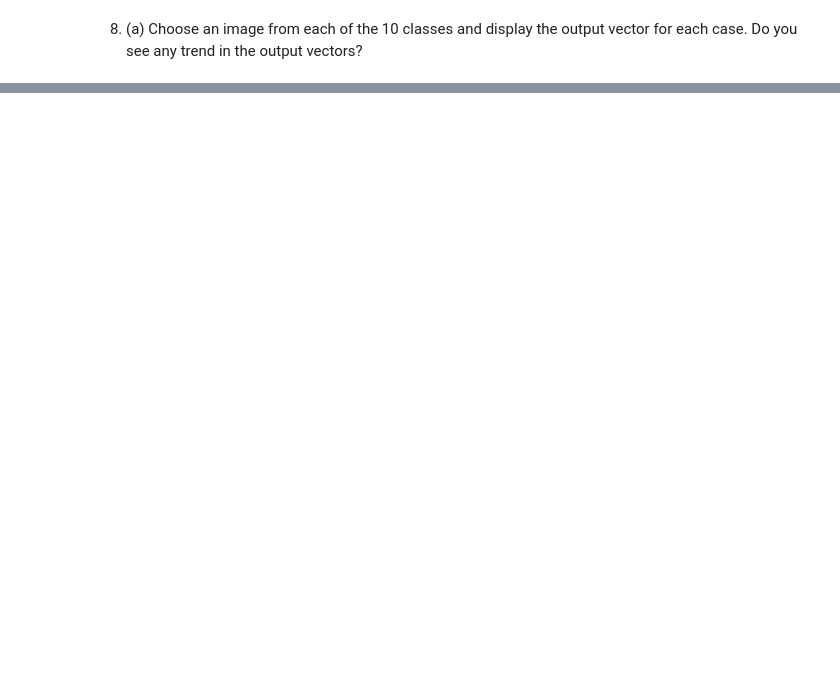
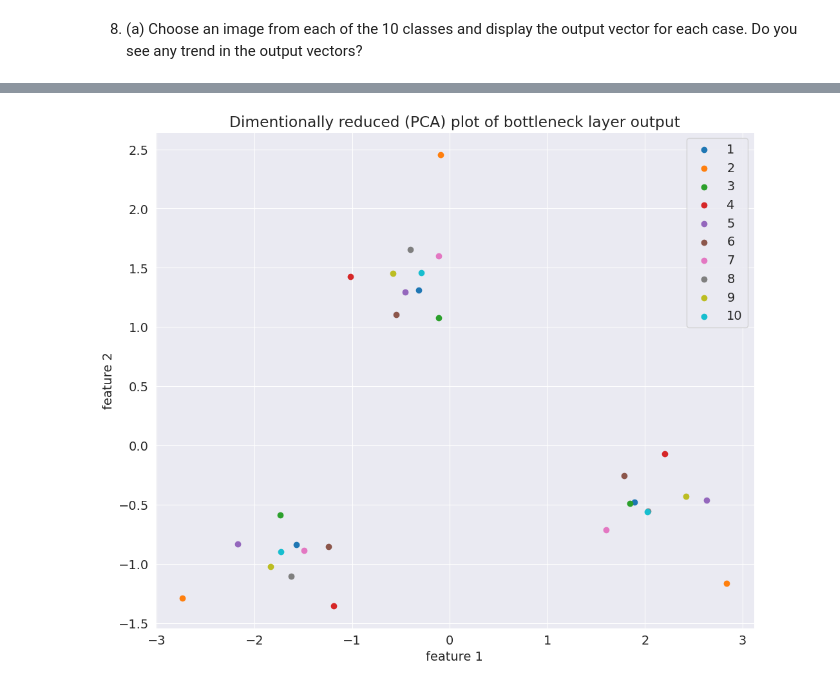
Before and after one commit to SAYANTA-ADHIKARI/DeepLearning-AI5100, a Jupyter notebook: Assignment_2/ai22mtech12005.ipynb, the cells around one changed output, grey strips where cells are left out. Saved outputs shown, nothing was run; the diff lists cells and outputs as text; code cells hidden in the pictures; blank space fills up the shorter version.

```diff
--- a/Assignment_2/ai22mtech12005.ipynb
+++ b/Assignment_2/ai22mtech12005.ipynb
@@ -379,0 +447,26 @@ you see any trend in the output vectors?
+# %%
+# Extracting bottleneck features for all the images
+features = []
+for i in u_labels:
+    cls_features = []
+    for j in range(3):
+        cls_features.append(CNN(img=imgs[i][j], do_softmax=True, bottleneck_out=True))
+    features.append(np.array(cls_features).reshape(3, 8))
+# %%
+# Reducing dimansion for all the images
+pca_features = []
+for i in range(10):
+    pca = PCA(n_components=2)
+    pca_features.append(pca.fit_transform(features[i]))
+# %%
+# Plotting the graph with reduced dimension features
+plt.figure(figsize=(12, 10))
+for i, feature in enumerate(pca_features):
+    plt.scatter(feature[:, 0], feature[:, 1], label = i+1)
+plt.legend()
+plt.xlabel("feature 1")
+plt.ylabel("feature 2")
+plt.title("Dimentionally reduced (PCA) plot of bottleneck layer output")
+plt.show()
+# %% [output]
+[figure, added]
```
Also changed, not shown: parts of 13 cells of this notebook.
